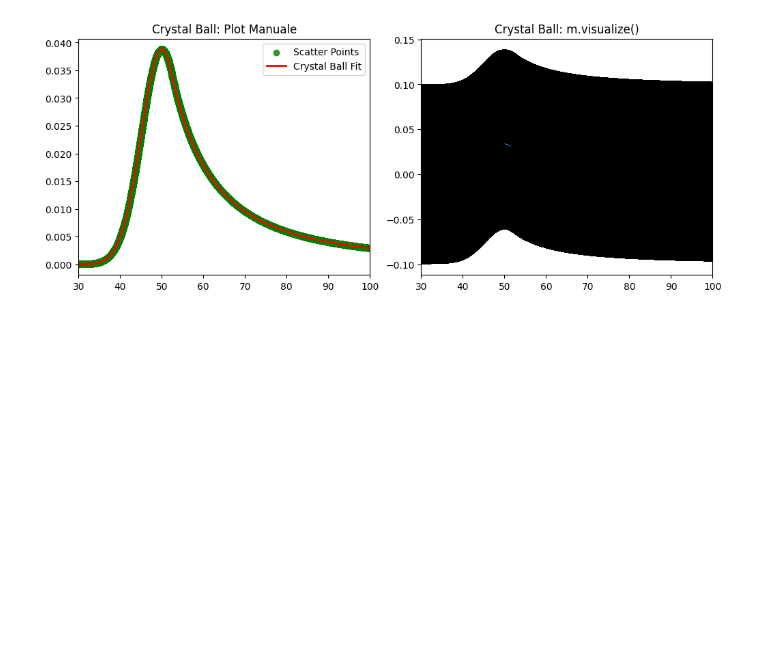
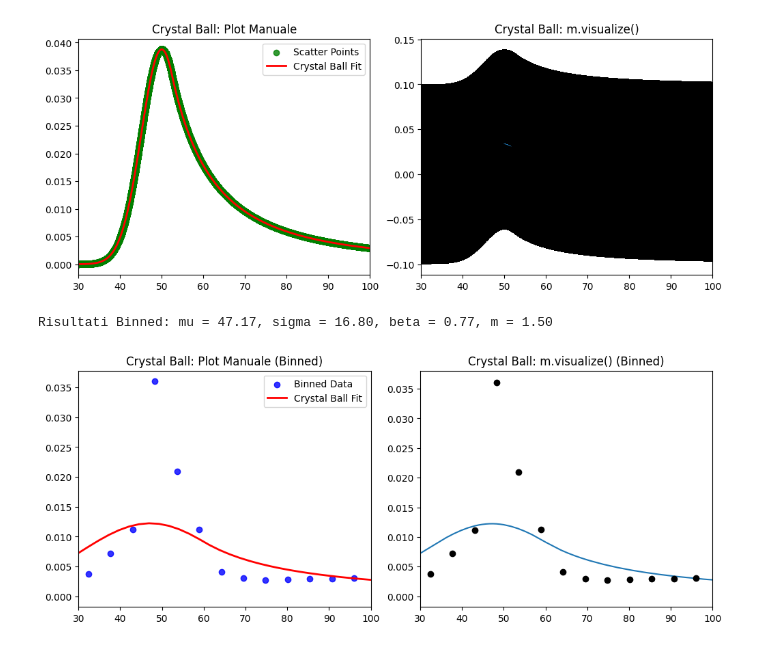
Before and after one commit to riccardocanterini-cyber/Tesi, a Jupyter notebook: Fit_Dati.ipynb, the cells around one changed output. Cells and saved outputs as stored; diff of their text form; code cells hidden in the pictures; blank space fills up the shorter version.

```diff
--- a/Fit_Dati.ipynb
+++ b/Fit_Dati.ipynb
@@ -222,3 +223,44 @@ plt.show()
 # %% [output]
 Risultati: mu = 50.00, sigma = 4.90, beta = 0.50, m = 2.00
 [figure]
+# %%
+#Ora priviamo NLL solo con i dati binned
+
+#1. Binnaimo i dati
+bin_counts, bin_edges = np.histogram(xp, bins=50,)
+bin_centers = (bin_edges[:-1] + bin_edges[1:]) / 2
+bin_widths = np.diff(bin_edges)
+bin_densities = bin_counts / (len(xp) * bin_widths)
+yerr = np.sqrt(bin_counts) / (len(xp) * bin_widths)
+
+ls_binned = LeastSquares(bin_centers, bin_densities, yerr, model=cb_pdf)
+fit_binned = Minuit(ls_binned, mu=50, sigma=5, beta=0.5, m=2)
+fit_binned.limits["mu"] = (30, 100)
+fit_binned.limits["sigma"] = (0, 20)
+fit_binned.limits["beta"] = (0.1, 5)
+fit_binned.limits["m"] = (1.5, 5)
+fit_binned.migrad()
+
+print(f"Risultati Binned: mu = {fit_binned.values['mu']:.2f}, "f"sigma = {fit_binned.values['sigma']:.2f}, "f"beta = {fit_binned.values['beta']:.2f}, "f"m = {fit_binned.values['m']:.2f}")
+
+fig, ax = plt.subplots(1, 2, figsize=(10, 4), sharex=True, constrained_layout=True)
+
+plt.sca(ax[0])
+plt.title("Crystal Ball: Plot Manuale (Binned)")
+plt.scatter(bin_centers, bin_densities, color="blue", alpha=0.8, label="Binned Data")
+x_fit = np.linspace(30, 100, 30)
+y_fit = cb_pdf(x_fit, *fit_binned.values)
+plt.plot(x_fit, y_fit, color="red", alpha=1, linewidth=2, label="Crystal Ball Fit")
+plt.xlim(30, 100)
+plt.legend()
+
+plt.sca(ax[1])
+plt.title("Crystal Ball: m.visualize() (Binned)")
+fit_binned.visualize()
+plt.xlim(30, 100)
+plt.show()
+
+#Abbiamo risultati decisamente migliori
+# %% [output]
+Risultati Binned: mu = 47.17, sigma = 16.80, beta = 0.77, m = 1.50
+[figure, added]
```
Also changed, not shown: parts of 6 cells of this notebook.
